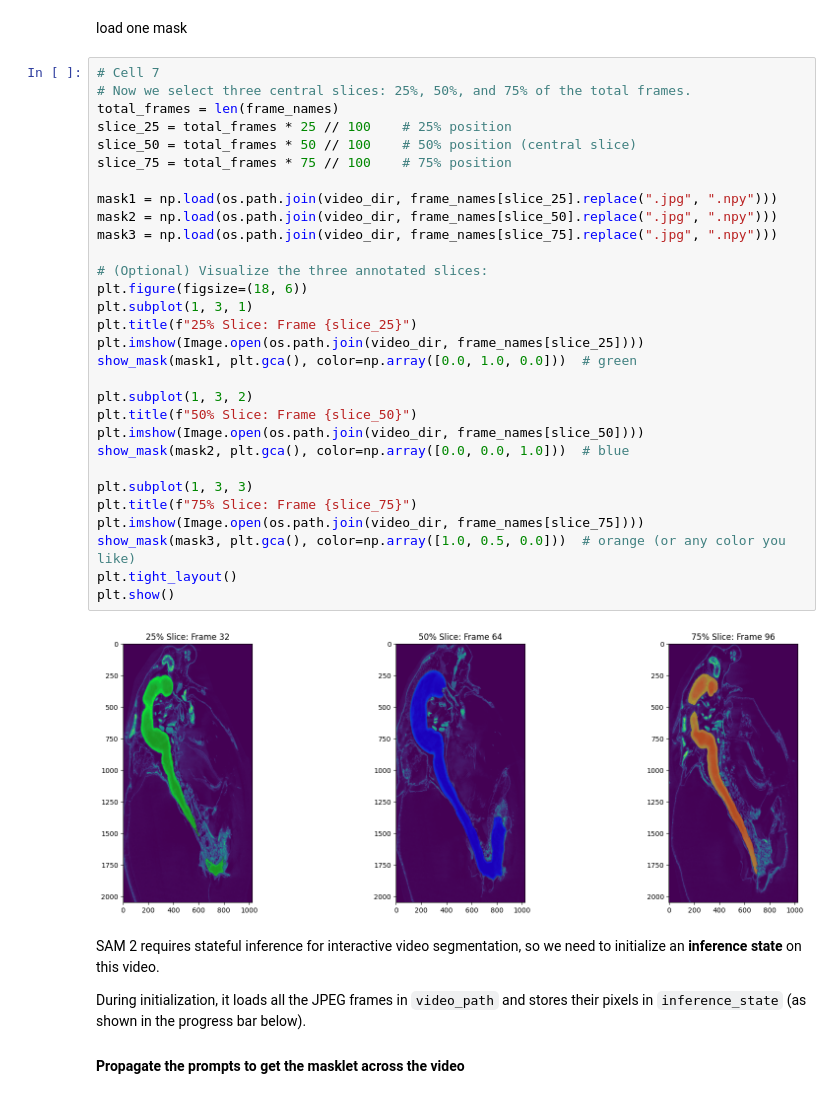
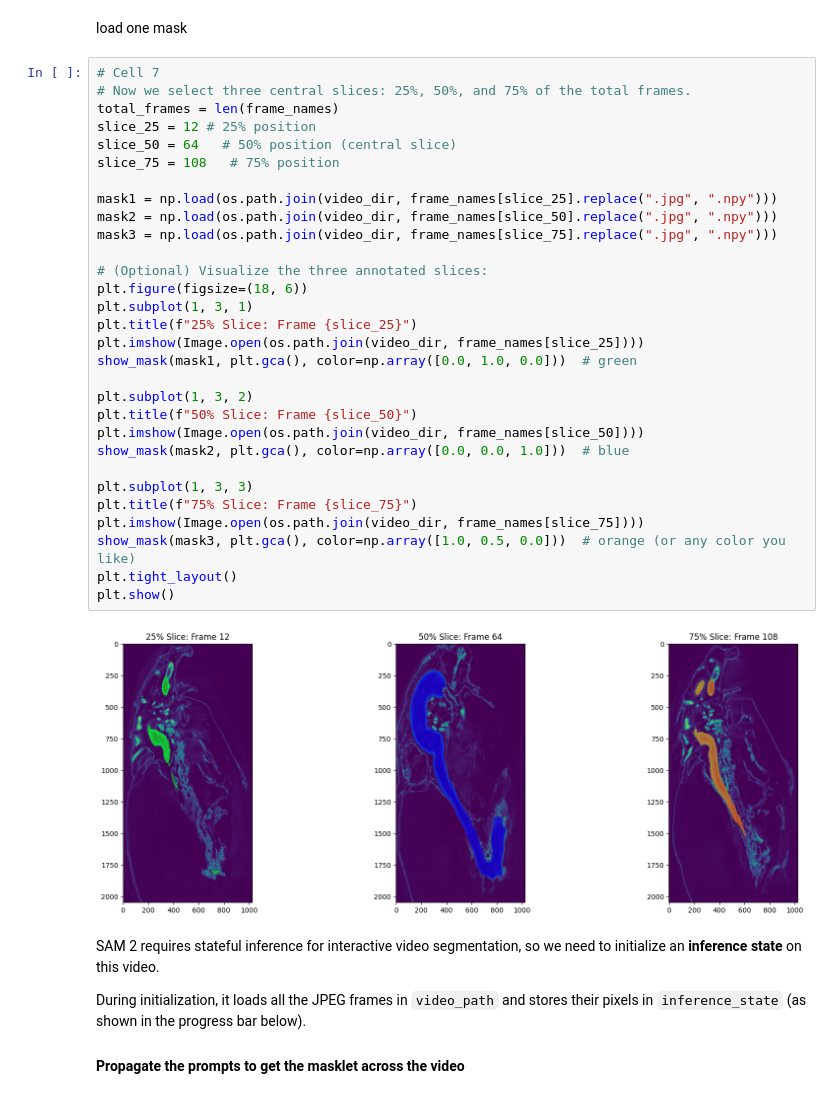
Before and after one commit to musacim/sam2med3, a Jupyter notebook: video_predictor_example_with_mask_daq.ipynb, the cells around one changed output. Saved outputs shown, nothing was run; the diff lists cells and outputs as text.

Commit message:
daq and single latest with plots

```diff
--- a/video_predictor_example_with_mask_daq.ipynb
+++ b/video_predictor_example_with_mask_daq.ipynb
@@ -106,35 +106,35 @@ load one mask
 # %%
 # Cell 7
 # Now we select three central slices: 25%, 50%, and 75% of the total frames.
 total_frames = len(frame_names)
-slice_25 = total_frames * 25 // 100    # 25% position
-slice_50 = total_frames * 50 // 100    # 50% position (central slice)
-slice_75 = total_frames * 75 // 100    # 75% position
+slice_25 = 12 # 25% position
+slice_50 = 64   # 50% position (central slice)
+slice_75 = 108   # 75% position
 
 mask1 = np.load(os.path.join(video_dir, frame_names[slice_25].replace(".jpg", ".npy")))
 mask2 = np.load(os.path.join(video_dir, frame_names[slice_50].replace(".jpg", ".npy")))
 mask3 = np.load(os.path.join(video_dir, frame_names[slice_75].replace(".jpg", ".npy")))
 
 # (Optional) Visualize the three annotated slices:
 plt.figure(figsize=(18, 6))
 plt.subplot(1, 3, 1)
 plt.title(f"25% Slice: Frame {slice_25}")
 plt.imshow(Image.open(os.path.join(video_dir, frame_names[slice_25])))
 show_mask(mask1, plt.gca(), color=np.array([0.0, 1.0, 0.0]))  # green
 
 plt.subplot(1, 3, 2)
 plt.title(f"50% Slice: Frame {slice_50}")
 plt.imshow(Image.open(os.path.join(video_dir, frame_names[slice_50])))
 show_mask(mask2, plt.gca(), color=np.array([0.0, 0.0, 1.0]))  # blue
 
 plt.subplot(1, 3, 3)
 plt.title(f"75% Slice: Frame {slice_75}")
 plt.imshow(Image.open(os.path.join(video_dir, frame_names[slice_75])))
 show_mask(mask3, plt.gca(), color=np.array([1.0, 0.5, 0.0]))  # orange (or any color you like)
 plt.tight_layout()
 plt.show()
 # %% [output]
-[figure, old version]
+[figure, new version]
 # %% [markdown]
 SAM 2 requires stateful inference for interactive video segmentation, so we need to initialize an **inference state** on this video.
 
```
Also changed, not shown: parts of 5 cells of this notebook, 1 other file.
